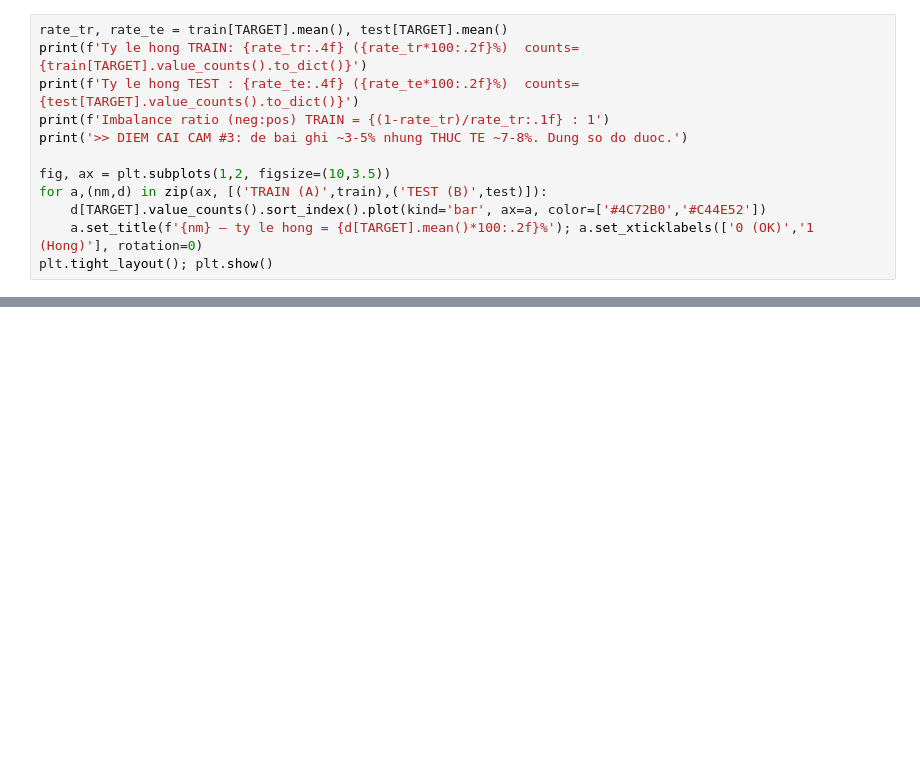
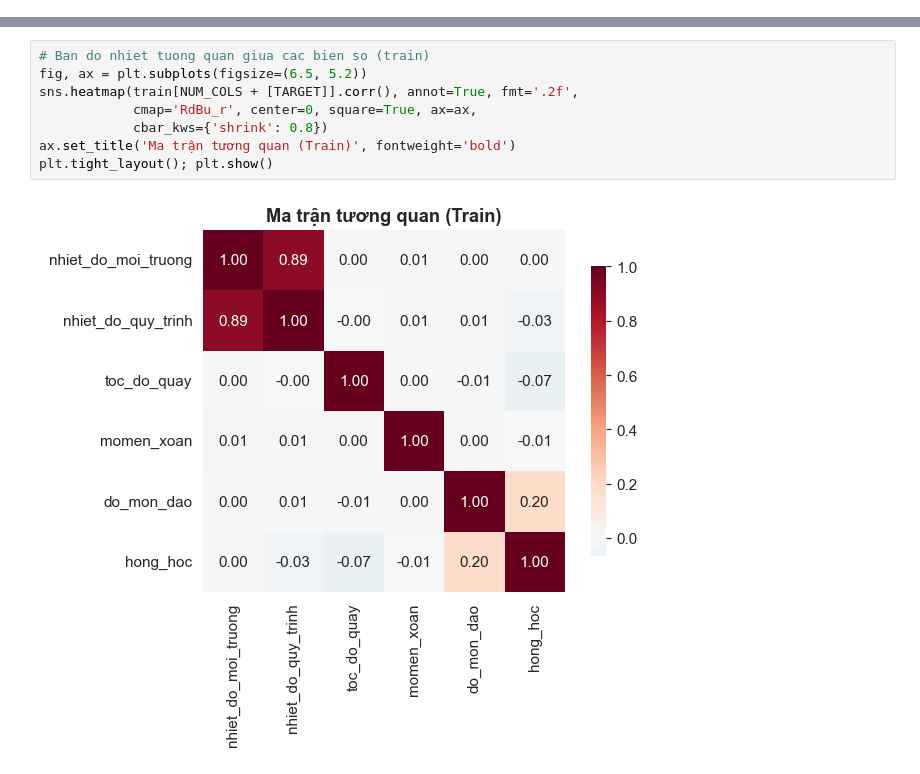
Before and after one commit to tuanhuu3264/MasterDegree_ML_GroupProject, a Jupyter notebook: bai_tap_cuoi_khoa.ipynb, the cells around one changed output, grey strips where cells are left out. Saved outputs shown, nothing was run; the diff lists cells and outputs as text; blank space fills up the shorter version.

```diff
--- a/bai_tap_cuoi_khoa.ipynb
+++ b/bai_tap_cuoi_khoa.ipynb
@@ -96,12 +0,0 @@ print('--- Thong ke mo ta (numeric) TEST ---');  display(test[NUM].describe().T)
-# %%
-rate_tr, rate_te = train[TARGET].mean(), test[TARGET].mean()
-print(f'Ty le hong TRAIN: {rate_tr:.4f} ({rate_tr*100:.2f}%)  counts={train[TARGET].value_counts().to_dict()}')
-print(f'Ty le hong TEST : {rate_te:.4f} ({rate_te*100:.2f}%)  counts={test[TARGET].value_counts().to_dict()}')
-print(f'Imbalance ratio (neg:pos) TRAIN = {(1-rate_tr)/rate_tr:.1f} : 1')
-print('>> DIEM CAI CAM #3: de bai ghi ~3-5% nhung THUC TE ~7-8%. Dung so do duoc.')
-
-fig, ax = plt.subplots(1,2, figsize=(10,3.5))
-for a,(nm,d) in zip(ax, [('TRAIN (A)',train),('TEST (B)',test)]):
-    d[TARGET].value_counts().sort_index().plot(kind='bar', ax=a, color=['#4C72B0','#C44E52'])
-    a.set_title(f'{nm} — ty le hong = {d[TARGET].mean()*100:.2f}%'); a.set_xticklabels(['0 (OK)','1 (Hong)'], rotation=0)
-plt.tight_layout(); plt.show()
@@ -997,0 +193,10 @@ weighted avg      0.966     0.967     0.966      6000
+# %%
+# Ban do nhiet tuong quan giua cac bien so (train)
+fig, ax = plt.subplots(figsize=(6.5, 5.2))
+sns.heatmap(train[NUM_COLS + [TARGET]].corr(), annot=True, fmt='.2f',
+            cmap='RdBu_r', center=0, square=True, ax=ax,
+            cbar_kws={'shrink': 0.8})
+ax.set_title('Ma trận tương quan (Train)', fontweight='bold')
+plt.tight_layout(); plt.show()
+# %% [output]
+[figure, added]
```
Also changed, not shown: parts of 165 cells of this notebook, 16 other files.
